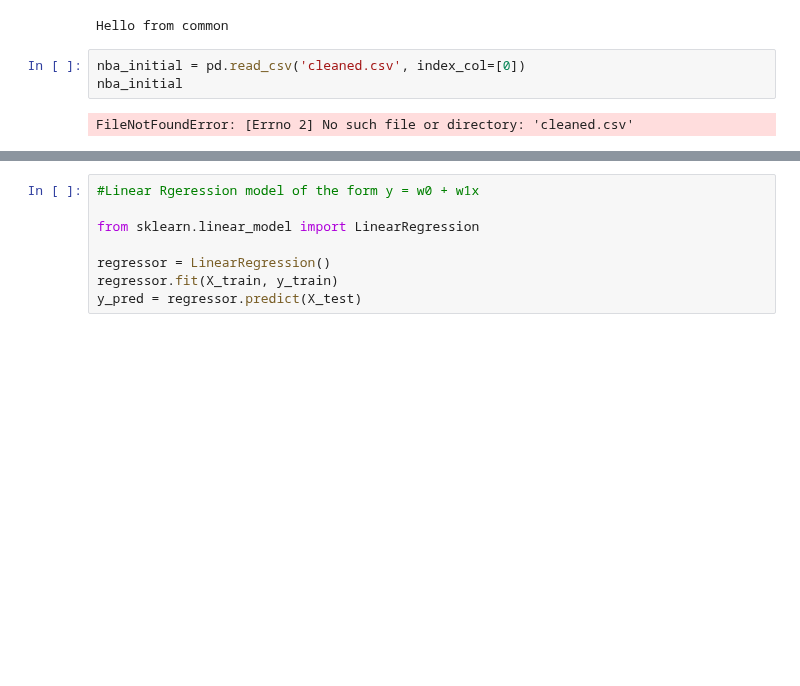
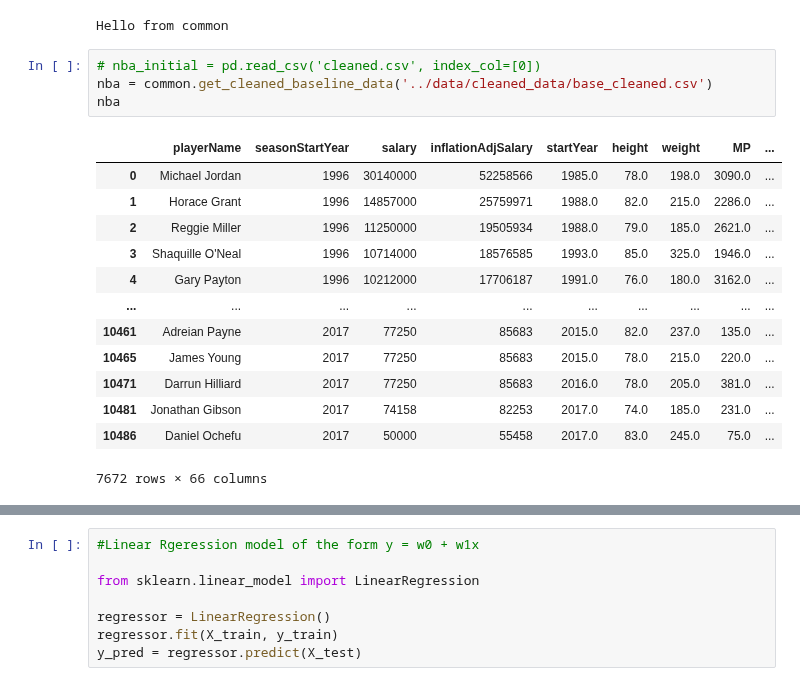
Before and after one commit to RiyaAg/EECS-545---Predicting-NBA-Player-s-Salary, a Jupyter notebook: models/Linear_Regression_modified.ipynb, the cells around one changed output, grey strips where cells are left out. Drawn from its saved outputs; the diff is of its cells as text; blank space fills up the shorter version.

```diff
--- a/models/Linear_Regression_modified.ipynb
+++ b/models/Linear_Regression_modified.ipynb
@@ -28,8 +32,21 @@ common.hello()
 # %% [output]
 Hello from common
 # %%
-nba_initial = pd.read_csv('cleaned.csv', index_col=[0])
-nba_initial
+# nba_initial = pd.read_csv('cleaned.csv', index_col=[0])
+nba = common.get_cleaned_baseline_data('../data/cleaned_data/base_cleaned.csv')
+nba
 # %% [output]
+|  | playerName | seasonStartYear | salary | inflationAdjSalary | startYear | height | weight | MP | ... |
+| 0 | Michael Jordan | 1996 | 30140000 | 52258566 | 1985.0 | 78.0 | 198.0 | 3090.0 | ... |
+| 1 | Horace Grant | 1996 | 14857000 | 25759971 | 1988.0 | 82.0 | 215.0 | 2286.0 | ... |
+| 2 | Reggie Miller | 1996 | 11250000 | 19505934 | 1988.0 | 79.0 | 185.0 | 2621.0 | ... |
+| 3 | Shaquille O'Neal | 1996 | 10714000 | 18576585 | 1993.0 | 85.0 | 325.0 | 1946.0 | ... |
+| 4 | Gary Payton | 1996 | 10212000 | 17706187 | 1991.0 | 76.0 | 180.0 | 3162.0 | ... |
+| ... | ... | ... | ... | ... | ... | ... | ... | ... | ... |
+| 10461 | Adreian Payne | 2017 | 77250 | 85683 | 2015.0 | 82.0 | 237.0 | 135.0 | ... |
+| 10465 | James Young | 2017 | 77250 | 85683 | 2015.0 | 78.0 | 215.0 | 220.0 | ... |
+| 10471 | Darrun Hilliard | 2017 | 77250 | 85683 | 2016.0 | 78.0 | 205.0 | 381.0 | ... |
+| 10481 | Jonathan Gibson | 2017 | 74158 | 82253 | 2017.0 | 74.0 | 185.0 | 231.0 | ... |
+| 10486 | Daniel Ochefu | 2017 | 50000 | 55458 | 2017.0 | 83.0 | 245.0 | 75.0 | ... |
-FileNotFoundError: [Errno 2] No such file or directory: 'cleaned.csv'
+7672 rows × 66 columns
 # %%
```
Also changed, not shown: parts of 13 cells of this notebook, 1 other file.
